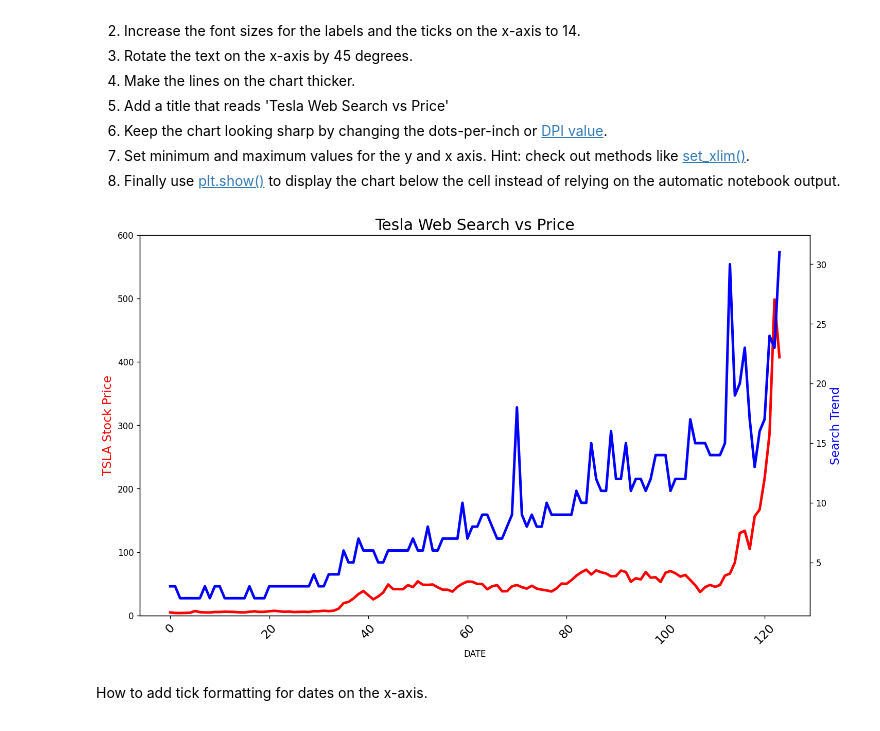
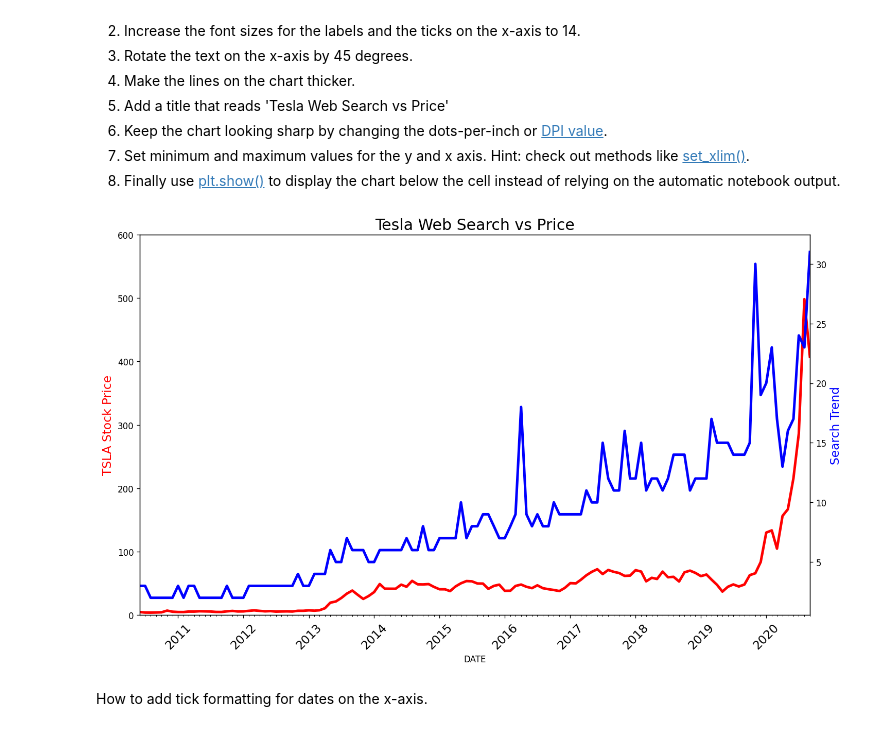
Before and after one commit to arhojati/day-75-Google-Trends-Data-Viz--start-, a Jupyter notebook: Google Trends Data Viz (start)/Google Trends and Data Visualisation (start).ipynb, the cells around one changed output. Drawn from its saved outputs; the diff is of its cells as text; code cells hidden in the pictures.

```diff
--- a/Google Trends Data Viz (start)/Google Trends and Data Visualisation (start).ipynb
+++ b/Google Trends Data Viz (start)/Google Trends and Data Visualisation (start).ipynb
@@ -189,19 +210,23 @@ Hint: you can colour both the [axis labels](https://matplotlib.org/3.3.2/api/tex
 # %%
 plt.figure(figsize=(14,8), dpi=120)
 plt.title('Tesla Web Search vs Price', fontsize=18)
 plt.xticks(fontsize=14, rotation=45)
 ax1 = plt.gca()
 ax2 = ax1.twinx()
 ax1.set_xlabel('DATE')
 ax1.set_ylabel('TSLA Stock Price', color='r', fontsize=14)
 ax2.set_ylabel('Search Trend', color='b', fontsize=14)
 ax1.set_ylim([0, 600])
-# ax1.set_xlim([df_tesla.MONTH.min(), df_tesla.MONTH.max()])
-ax1.plot(df_tesla.index, df_tesla.TSLA_USD_CLOSE, 'r', linewidth=3)
-ax2.plot(df_tesla.index, df_tesla.TSLA_WEB_SEARCH, 'b', linewidth=3)
+ax1.set_xlim([df_tesla.MONTH.min(), df_tesla.MONTH.max()])
+# format the ticks
+ax1.xaxis.set_major_locator(years)
+ax1.xaxis.set_major_formatter(years_fmt)
+ax1.xaxis.set_minor_locator(months)
+ax1.plot(df_tesla.MONTH, df_tesla.TSLA_USD_CLOSE, 'r', linewidth=3)
+ax2.plot(df_tesla.MONTH, df_tesla.TSLA_WEB_SEARCH, 'b', linewidth=3)
 plt.show()
 # %% [output]
-[figure, old version]
+[figure, new version]
 # %% [markdown]
 How to add tick formatting for dates on the x-axis.
 # %% [markdown]
```
Also changed, not shown: parts of 5 cells of this notebook.
